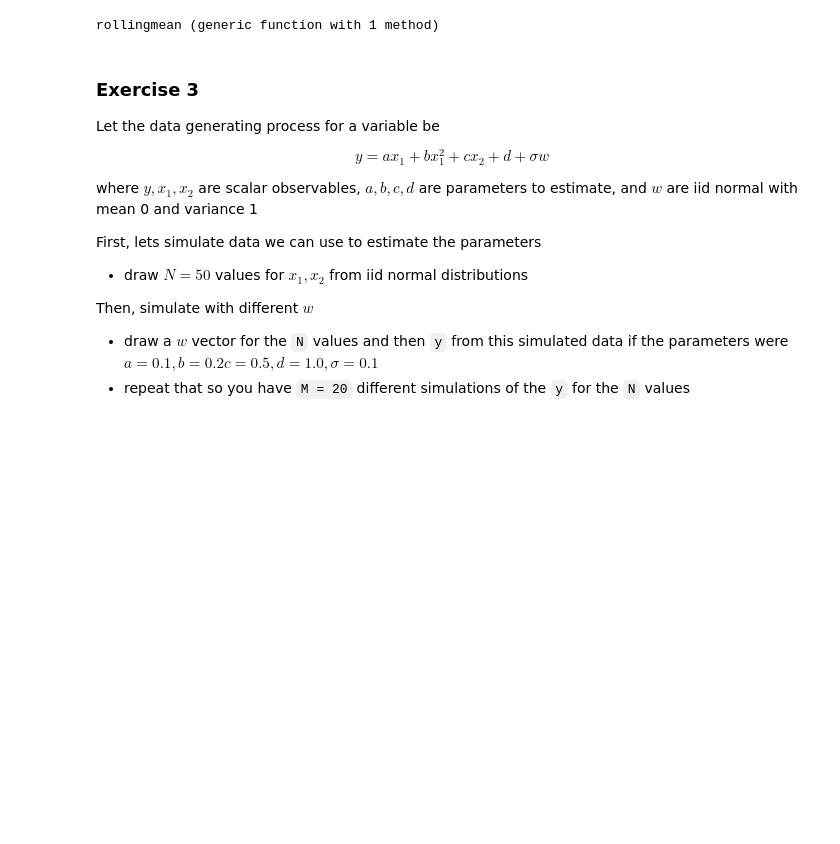
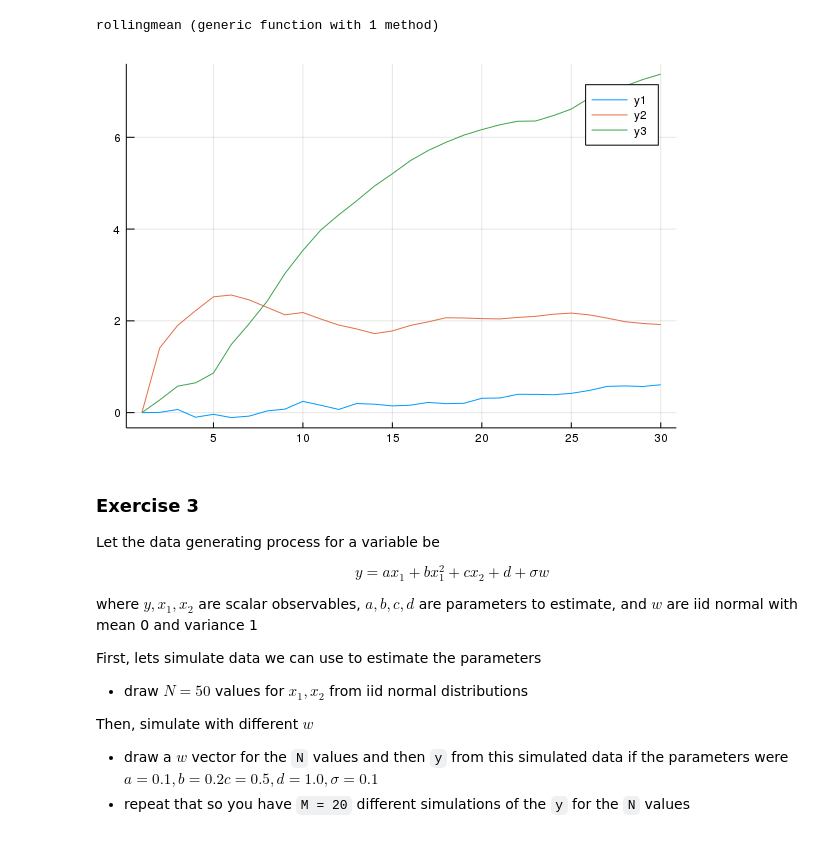
Before and after one commit to maxnorton/econ628, a Jupyter notebook: notebooks/max/assignment5/max_fundamental_types.ipynb, the cells around one changed output. Cells and saved outputs as stored; diff of their text form; code cells hidden in the pictures; blank space fills up the shorter version.

Commit message:
fix Plots defaults

```diff
--- a/notebooks/max/assignment5/max_fundamental_types.ipynb
+++ b/notebooks/max/assignment5/max_fundamental_types.ipynb
@@ -1675,14 +1675,16 @@ rollingmean (generic function with 1 method)
 # %%
 #how to broadcast the last line?
 #how to make the plot area look nice?
 using Plots
-
+gr(fmt=:png)
 Θ=(0.1, 0.5, 0.98)
 T=30
 plot(1:T, rollingmean(genseries(Θ[1], 30)))
 #plot!.(Ref(1:T), rollingmean.(genseries.(Θ[2:3], 30)))
 plot!(1:T, rollingmean(genseries(Θ[2], 30)))
 plot!(1:T, rollingmean(genseries(Θ[3], 30)))
+# %% [output]
+[figure, added]
 # %%
 function montecarlo(f; params, n)
     @unpack params
```
